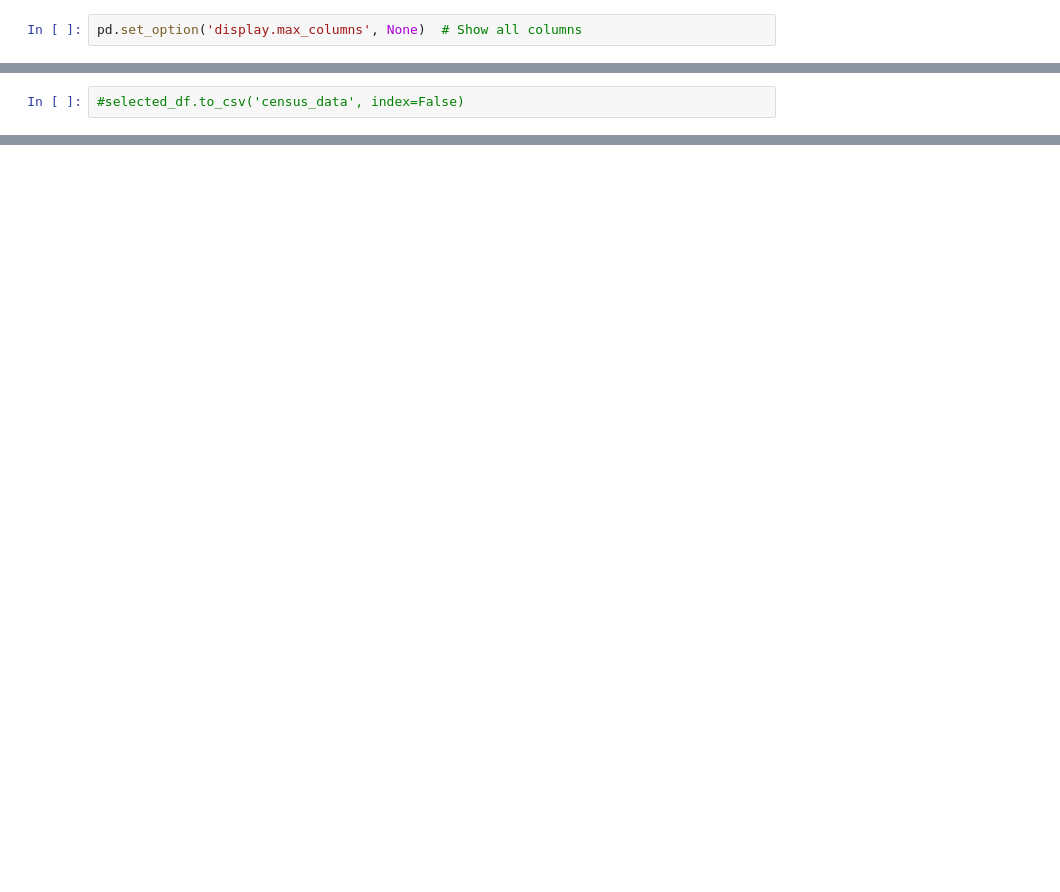
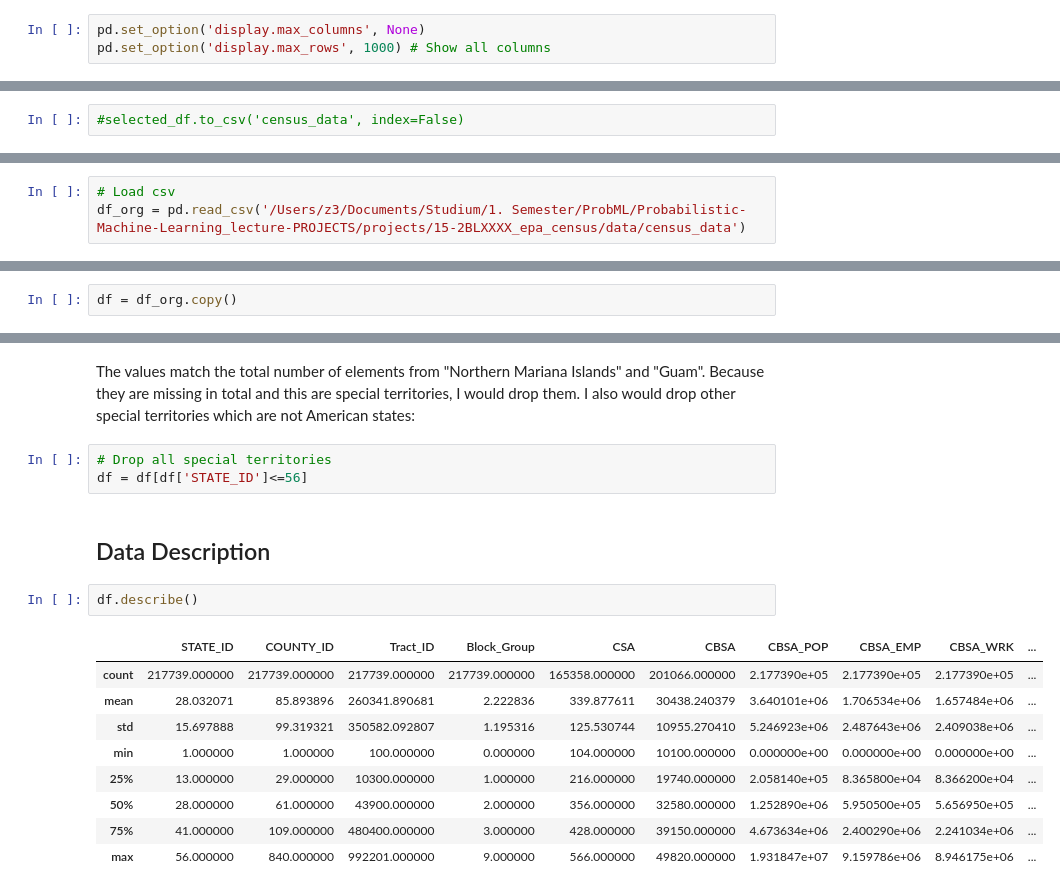
Before and after one commit to metropolisjenensis/Probabilistic-Machine-Learning_lecture-PROJECTS, a Jupyter notebook: projects/15-2BLXXXX_epa_census/notebooks/CarOwnership.ipynb, the cells around one changed output, grey strips where cells are left out. Saved outputs shown, nothing was run; the diff lists cells and outputs as text; blank space fills up the shorter version.

Commit message:
Data Preparation and first analysis of data

```diff
--- a/projects/15-2BLXXXX_epa_census/notebooks/CarOwnership.ipynb
+++ b/projects/15-2BLXXXX_epa_census/notebooks/CarOwnership.ipynb
@@ -3,2 +4,3 @@ import pandas as pd
 # %%
-pd.set_option('display.max_columns', None)  # Show all columns
+pd.set_option('display.max_columns', None)
+pd.set_option('display.max_rows', 1000) # Show all columns
@@ -18,0 +18,3 @@ pd.set_option('display.max_columns', None)  # Show all columns
+# %%
+# Load csv
+df_org = pd.read_csv('/Users/z3/Documents/Studium/1. Semester/ProbML/Probabilistic-Machine-Learning_lecture-PROJECTS/projects/15-2BLXXXX_epa_census/data/census_data')
@@ -18,0 +23,2 @@ pd.set_option('display.max_columns', None)  # Show all columns
+# %%
+df = df_org.copy()
@@ -18,0 +64,19 @@ pd.set_option('display.max_columns', None)  # Show all columns
+# %% [markdown]
+The values match the total number of elements from "Northern Mariana Islands" and "Guam". Because they are missing in total and this are special territories, I would drop them. I also would drop other special territories which are not American states:
+# %%
+# Drop all special territories
+df = df[df['STATE_ID']<=56]
+# %% [markdown]
+## Data Description
+# %%
+df.describe()
+# %% [output]
+|  | STATE_ID | COUNTY_ID | Tract_ID | Block_Group | CSA | CBSA | CBSA_POP | CBSA_EMP | CBSA_WRK | ... |
+| count | 217739.000000 | 217739.000000 | 217739.000000 | 217739.000000 | 165358.000000 | 201066.000000 | 2.177390e+05 | 2.177390e+05 | 2.177390e+05 | ... |
+| mean | 28.032071 | 85.893896 | 260341.890681 | 2.222836 | 339.877611 | 30438.240379 | 3.640101e+06 | 1.706534e+06 | 1.657484e+06 | ... |
+| std | 15.697888 | 99.319321 | 350582.092807 | 1.195316 | 125.530744 | 10955.270410 | 5.246923e+06 | 2.487643e+06 | 2.409038e+06 | ... |
+| min | 1.000000 | 1.000000 | 100.000000 | 0.000000 | 104.000000 | 10100.000000 | 0.000000e+00 | 0.000000e+00 | 0.000000e+00 | ... |
+| 25% | 13.000000 | 29.000000 | 10300.000000 | 1.000000 | 216.000000 | 19740.000000 | 2.058140e+05 | 8.365800e+04 | 8.366200e+04 | ... |
+| 50% | 28.000000 | 61.000000 | 43900.000000 | 2.000000 | 356.000000 | 32580.000000 | 1.252890e+06 | 5.950500e+05 | 5.656950e+05 | ... |
+| 75% | 41.000000 | 109.000000 | 480400.000000 | 3.000000 | 428.000000 | 39150.000000 | 4.673634e+06 | 2.400290e+06 | 2.241034e+06 | ... |
+| max | 56.000000 | 840.000000 | 992201.000000 | 9.000000 | 566.000000 | 49820.000000 | 1.931847e+07 | 9.159786e+06 | 8.946175e+06 | ... |
```
Also changed, not shown: parts of 30 cells of this notebook, 1 other file.
